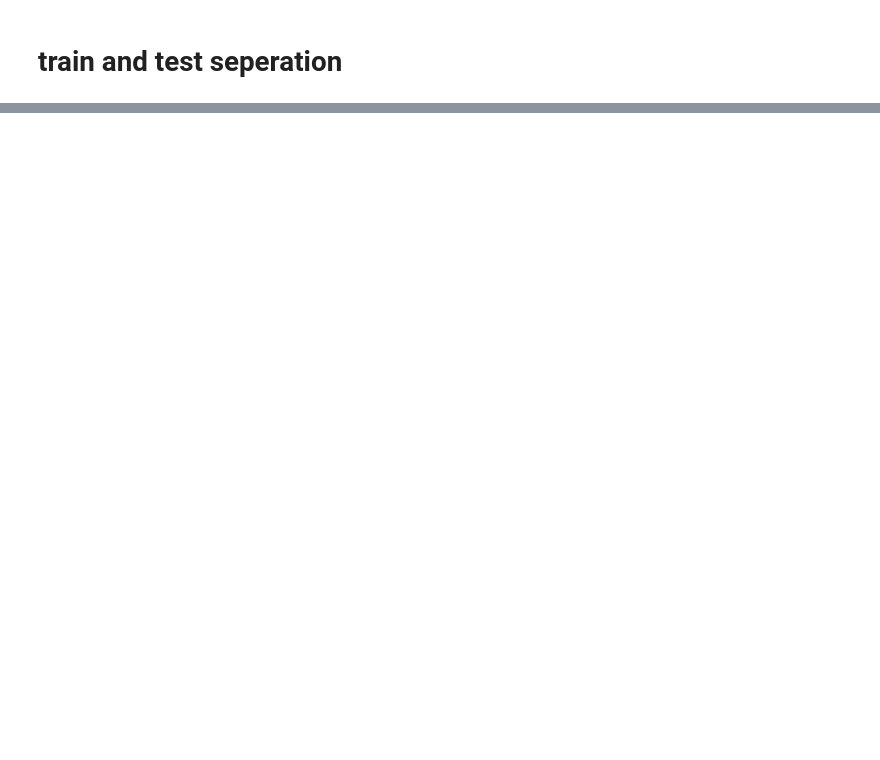
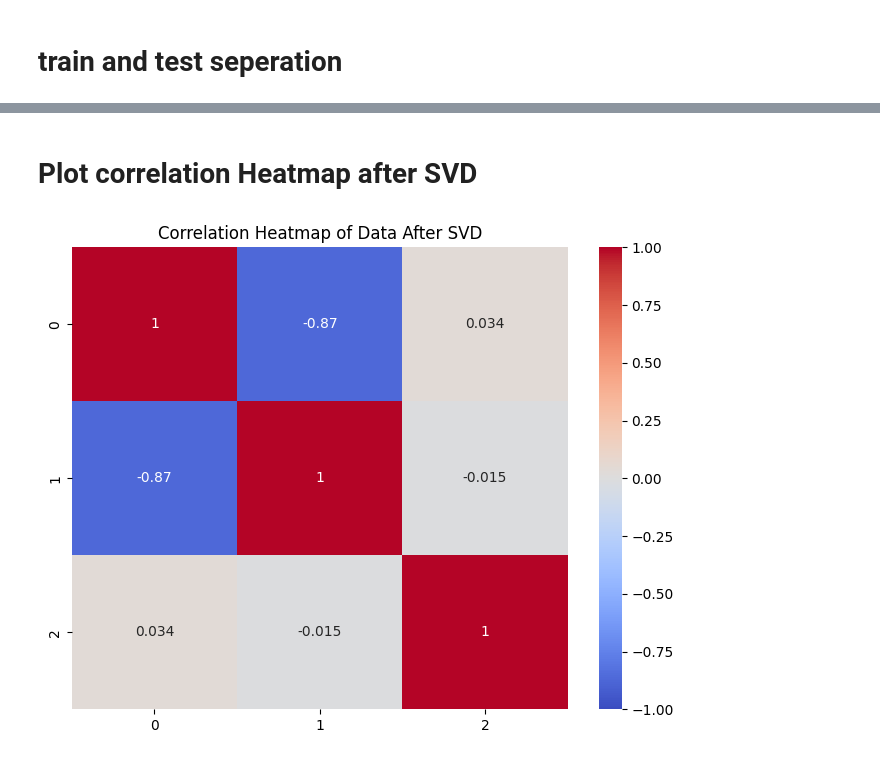
Before and after one commit to easyCoder-Ai/Modelling_From_Measurments_HW, a Jupyter notebook: mainFIle.ipynb, the cells around one changed output, grey strips where cells are left out. Drawn from its saved outputs; the diff is of its cells as text; code cells hidden in the pictures; blank space fills up the shorter version.

```diff
--- a/mainFIle.ipynb
+++ b/mainFIle.ipynb
@@ -193,0 +302,16 @@ x_train, x_test, y_train, y_test = train_test_split(x, y, test_size=0.2, random_
+# %% [markdown]
+# Plot correlation Heatmap after SVD
+# %%
+svd = TruncatedSVD(n_components=3)
+x_train_svd = svd.fit_transform(x_train)
+x_test_svd = svd.transform(x_test)
+
+
+totalData = list(x_train_svd) + list(x_test_svd)
+
+plt.figure(figsize=(8, 6))
+sns.heatmap(pd.DataFrame(totalData).corr(), annot=True, cmap='coolwarm', vmin=-1, vmax=1)
+plt.title('Correlation Heatmap of Data After SVD')
+plt.show()
+# %% [output]
+[figure, added]
```
Also changed, not shown: parts of 35 cells of this notebook.
